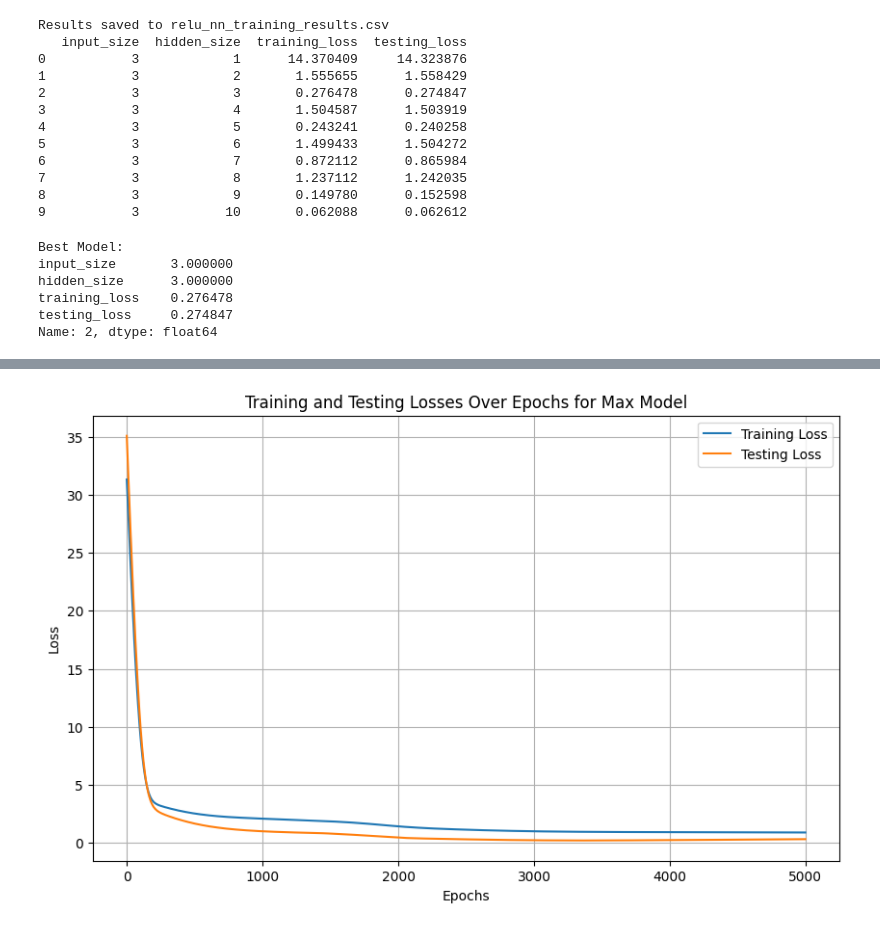
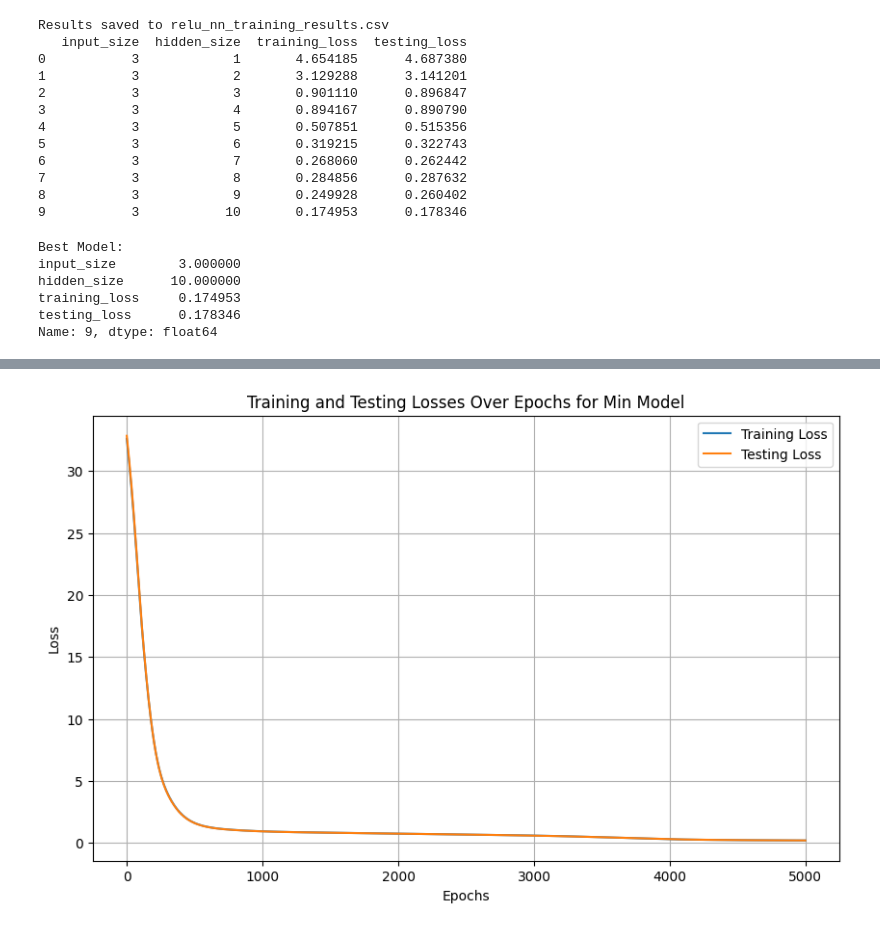
Before and after one commit to Nawsh1337/SWP-Project-RELU, a Jupyter notebook: SWP Project RELU/Final code/Functions/Notebooks/Copy_of_SWP_ReLU_Max.ipynb, the cells around one changed output, grey strips where cells are left out. Drawn from its saved outputs; the diff is of its cells as text; code cells hidden in the pictures.

Commit message:
messed up directories so had to clone the dev repo but made everything work, changes are to fix bugs and add new models

```diff
--- a/SWP Project RELU/Final code/Functions/Notebooks/Copy_of_SWP_ReLU_Max.ipynb
+++ b/SWP Project RELU/Final code/Functions/Notebooks/Copy_of_SWP_ReLU_Max.ipynb
@@ -12,7 +12,7 @@ class ReLU_MaxNN2(nn.Module):
 
     def forward(self, x):
         hidden_out = self.relu(self.hidden(x))
-        output = self.output(hidden_out)
+        output = self.relu(self.output(hidden_out))
         return output
 # %%
 from sklearn.model_selection import train_test_split
@@ -29,8 +29,8 @@ hidden_sizes = [x+1 for x in range(10)]
 for input_size in input_sizes:
     for hidden_size in hidden_sizes:
 
-        X = torch.rand(num_samples, input_size) * 10  #Random inputs between 0 and 10
-        Y = torch.max(X, dim=1, keepdim=True)[0]  #True max of inputs
+        X = torch.rand(num_samples, input_size) * 20 - 10  #Random inputs between -10 and 10
+        Y = torch.max(torch.tensor(0), torch.max(X, dim=1, keepdim=True)[0])  #True min of inputs or 0 (relu)
 
         #Split into training and testing data
         X_train, X_test, Y_train, Y_test = train_test_split(
@@ -72,22 +72,22 @@ print(results_df)
 # %% [output]
 Results saved to relu_nn_training_results.csv
    input_size  hidden_size  training_loss  testing_loss
-0           3            1      14.370409     14.323876
-1           3            2       1.555655      1.558429
-2           3            3       0.276478      0.274847
-3           3            4       1.504587      1.503919
-4           3            5       0.243241      0.240258
-5           3            6       1.499433      1.504272
-6           3            7       0.872112      0.865984
-7           3            8       1.237112      1.242035
-8           3            9       0.149780      0.152598
-9           3           10       0.062088      0.062612
+0           3            1       4.654185      4.687380
+1           3            2       3.129288      3.141201
+2           3            3       0.901110      0.896847
+3           3            4       0.894167      0.890790
+4           3            5       0.507851      0.515356
+5           3            6       0.319215      0.322743
+6           3            7       0.268060      0.262442
+7           3            8       0.284856      0.287632
+8           3            9       0.249928      0.260402
+9           3           10       0.174953      0.178346
 # %%
 df = pd.read_csv("relu_nn_training_results.csv")
 
 min_loss = df["testing_loss"].min()
 
-epsilon = 0.3  #Allowable margin for loss
+epsilon = 0.05  #Allowable margin for loss
 
 filtered_df = df[df["testing_loss"] <= min_loss + epsilon]
 
@@ -97,11 +97,11 @@ print("Best Model:")
 print(best_model)
 # %% [output]
 Best Model:
-input_size       3.000000
-hidden_size      3.000000
-training_loss    0.276478
-testing_loss     0.274847
-Name: 2, dtype: float64
+input_size        3.000000
+hidden_size      10.000000
+training_loss     0.174953
+testing_loss      0.178346
+Name: 9, dtype: float64
 # %%
 import matplotlib.pyplot as plt
 
@@ -110,8 +110,8 @@ best_hidden_size = int(best_model_info['hidden_size'])
 print(f"Best model has {best_hidden_size} hidden units with testing loss {best_model_info['testing_loss']:.4f}")
 
 torch.manual_seed(42)
-test_samples = torch.rand(10, 3) * 10
-test_labels = torch.max(test_samples, dim=1, keepdim=True)[0]
+test_samples = torch.rand(20000, 3) * 20 - 10
+test_labels = torch.max(torch.tensor(0), torch.max(test_samples, dim=1, keepdim=True)[0])
 
 input_size = 3
 best_model = ReLU_MaxNN2(input_size, best_hidden_size)
@@ -142,9 +142,9 @@ with torch.no_grad():
 print("\nTest Results:")
 for i in range(10):
     sample = test_samples[i].numpy().round(2)
-    true_max = test_labels[i].item()
+    true_avg = test_labels[i].item()
     pred = predictions[i].item()
-    print(f"Sample {i+1}: {sample} | True: {true_max:.2f} | Pred: {pred:.2f}")
+    print(f"Sample {i+1}: {sample} | True: {true_avg:.2f} | Pred: {pred:.2f}")
 
 mae = torch.mean(torch.abs(predictions - test_labels)).item()
 print(f"\nMean Absolute Error: {mae:.4f}")
@@ -154,7 +154,7 @@ plt.plot(range(epochs), train_losses, label='Training Loss')
 plt.plot(range(epochs), test_losses, label='Testing Loss')
 plt.xlabel('Epochs')
 plt.ylabel('Loss')
-plt.title('Training and Testing Losses Over Epochs for Max Model')
+plt.title('Training and Testing Losses Over Epochs for Min Model')
 plt.legend()
 plt.grid(True)
 plt.show()
@@ -179,2 +179,2 @@ Mean Absolute Error: 0.4754
-[figure, old version]
+[figure, new version]
 # %%
```
Also changed, not shown: parts of 2 cells of this notebook, 20 other files.
